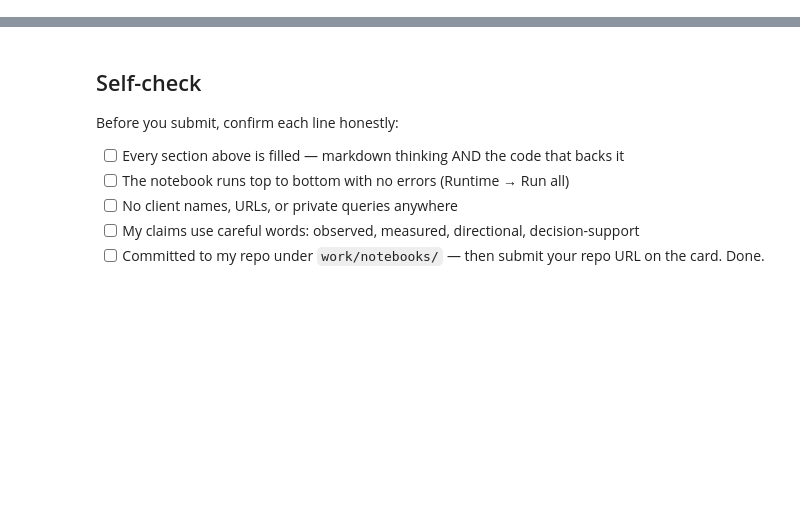
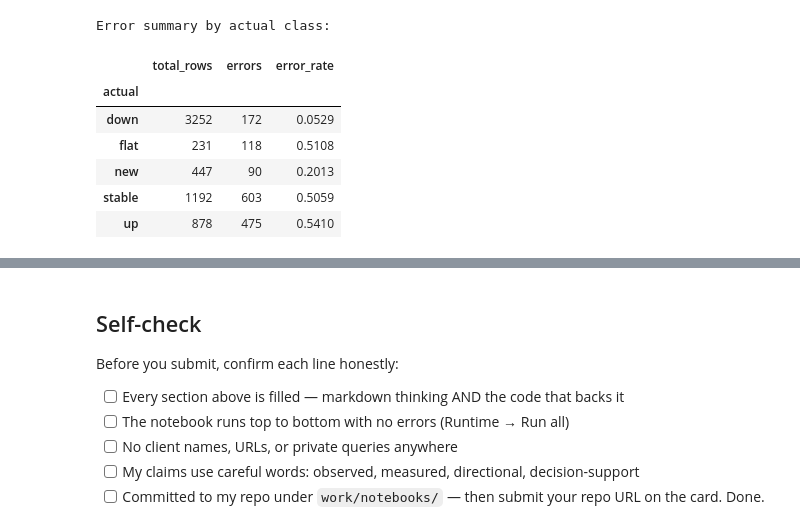
Before and after one commit to HarshiniChebrolu/Flyrank-ml-internship, a Jupyter notebook: work/notebooks/w05_model.ipynb, the cells around one changed output, grey strips where cells are left out. Drawn from its saved outputs; the diff is of its cells as text; code cells hidden in the pictures; blank space fills up the shorter version.

```diff
--- a/work/notebooks/w05_model.ipynb
+++ b/work/notebooks/w05_model.ipynb
@@ -36,0 +630,28 @@ This skeleton is yours to fill. Work the sections **in order** — each one has
+# %%
+# Section 4.5 — Error summary by actual class
+
+error_summary = (
+    test_results.assign(
+        error=test_results["actual"] != test_results["predicted"]
+    )
+    .groupby("actual")["error"]
+    .agg(
+        total_rows="count",
+        errors="sum",
+        error_rate="mean"
+    )
+)
+
+error_summary["error_rate"] = error_summary["error_rate"].round(4)
+
+print("Error summary by actual class:")
+display(error_summary)
+# %% [output]
+Error summary by actual class:
+|  | total_rows | errors | error_rate |
+| actual |  |  |  |
+| down | 3252 | 172 | 0.0529 |
+| flat | 231 | 118 | 0.5108 |
+| new | 447 | 90 | 0.2013 |
+| stable | 1192 | 603 | 0.5059 |
+| up | 878 | 475 | 0.5410 |
```
Also changed, not shown: parts of 26 cells of this notebook.
